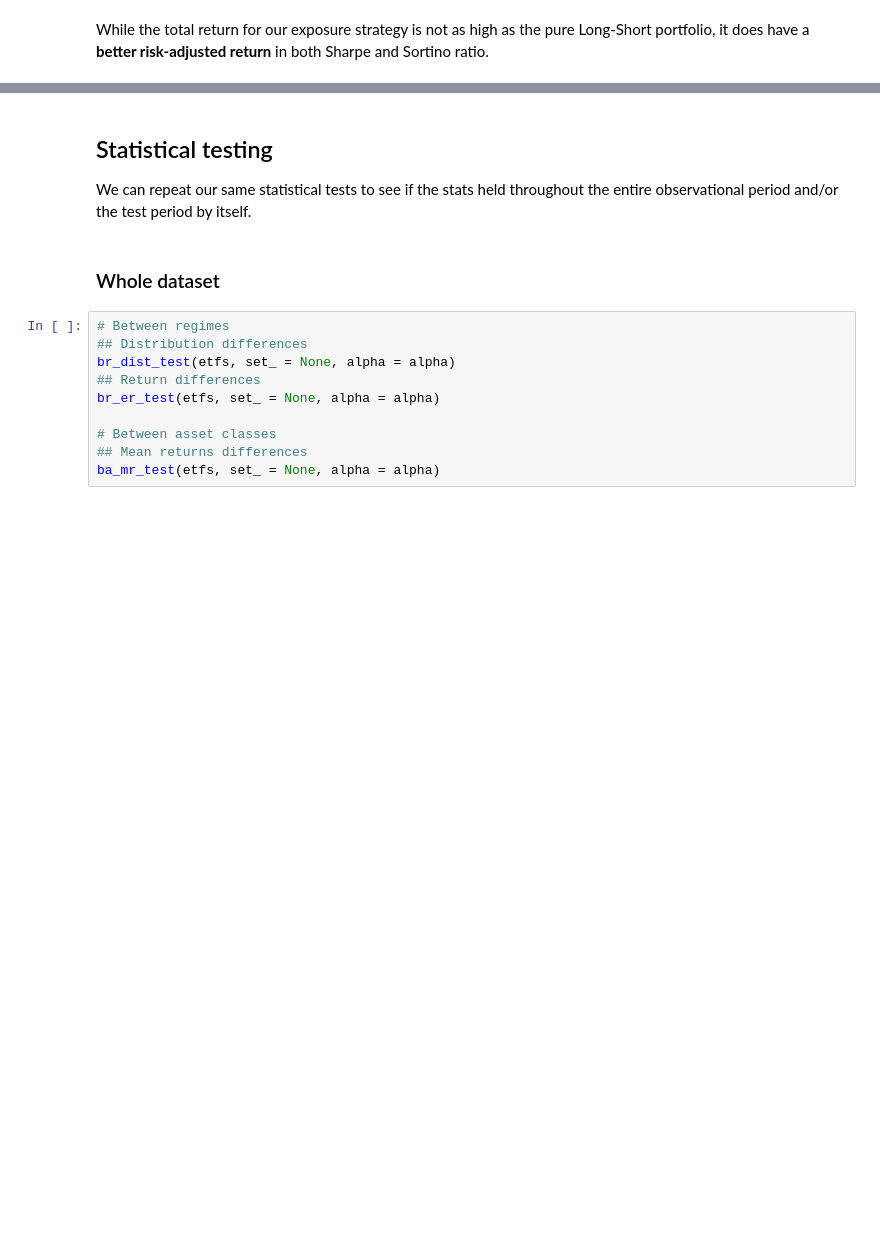
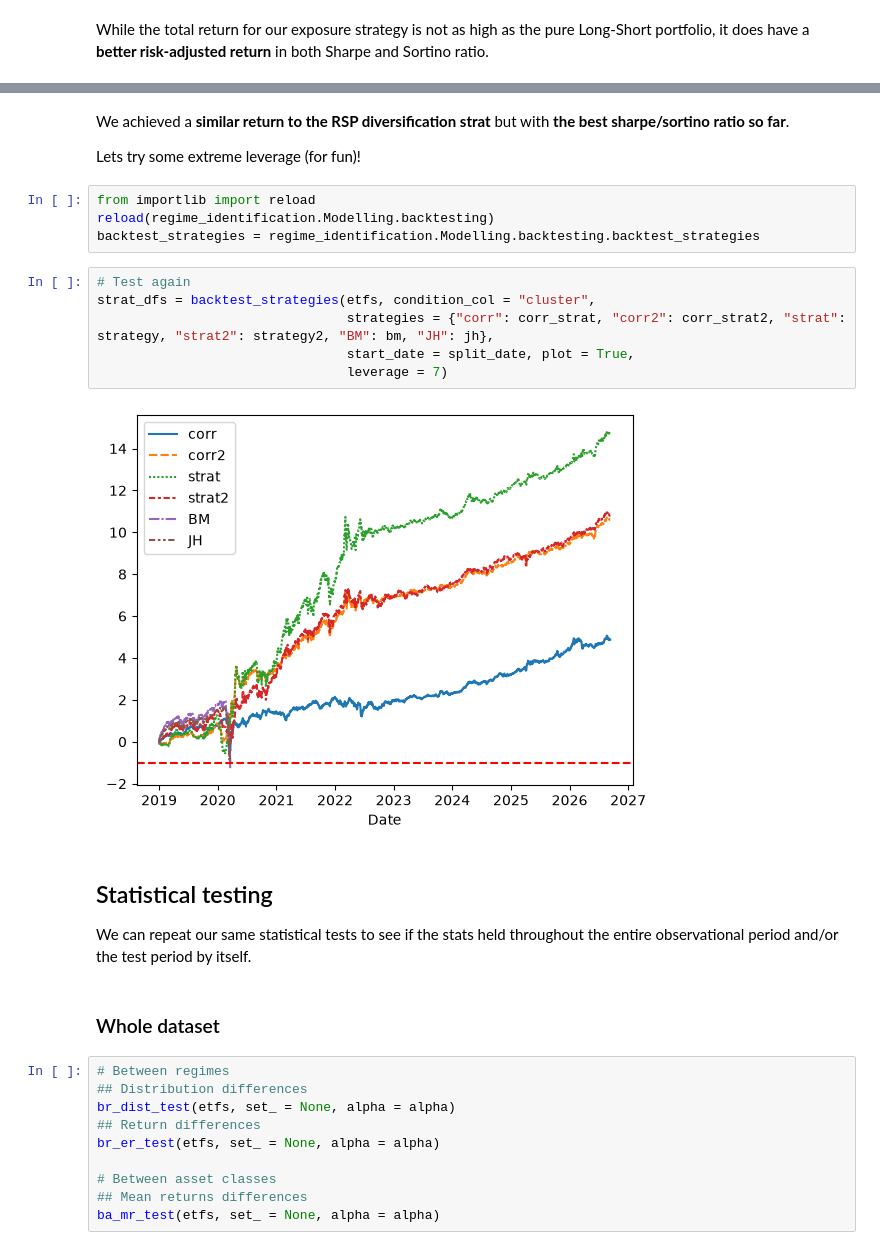
Before and after one commit to sl9998/regime-identification, a Jupyter notebook: Notebooks/regimes.ipynb, the cells around one changed output, grey strips where cells are left out. Drawn from its saved outputs; the diff is of its cells as text; blank space fills up the shorter version.

```diff
--- a/Notebooks/regimes.ipynb
+++ b/Notebooks/regimes.ipynb
@@ -702,3 +815,19 @@ We can further exploit information on between-asset correlation during regimes t
+# %% [markdown]
+We achieved a **similar return to the RSP diversification strat** but with **the best sharpe/sortino ratio so far**.
+
+Lets try some extreme leverage (for fun)!
+# %%
+from importlib import reload
+reload(regime_identification.Modelling.backtesting)
+backtest_strategies = regime_identification.Modelling.backtesting.backtest_strategies
+# %%
+# Test again
+strat_dfs = backtest_strategies(etfs, condition_col = "cluster",
+                                strategies = {"corr": corr_strat, "corr2": corr_strat2, "strat": strategy, "strat2": strategy2, "BM": bm, "JH": jh},
+                                start_date = split_date, plot = True,
+                                leverage = 7)
+# %% [output]
+[figure, added]
 # %% [markdown]
 ## Statistical testing
 
```
Also changed, not shown: parts of 25 cells of this notebook, 1 other file.
